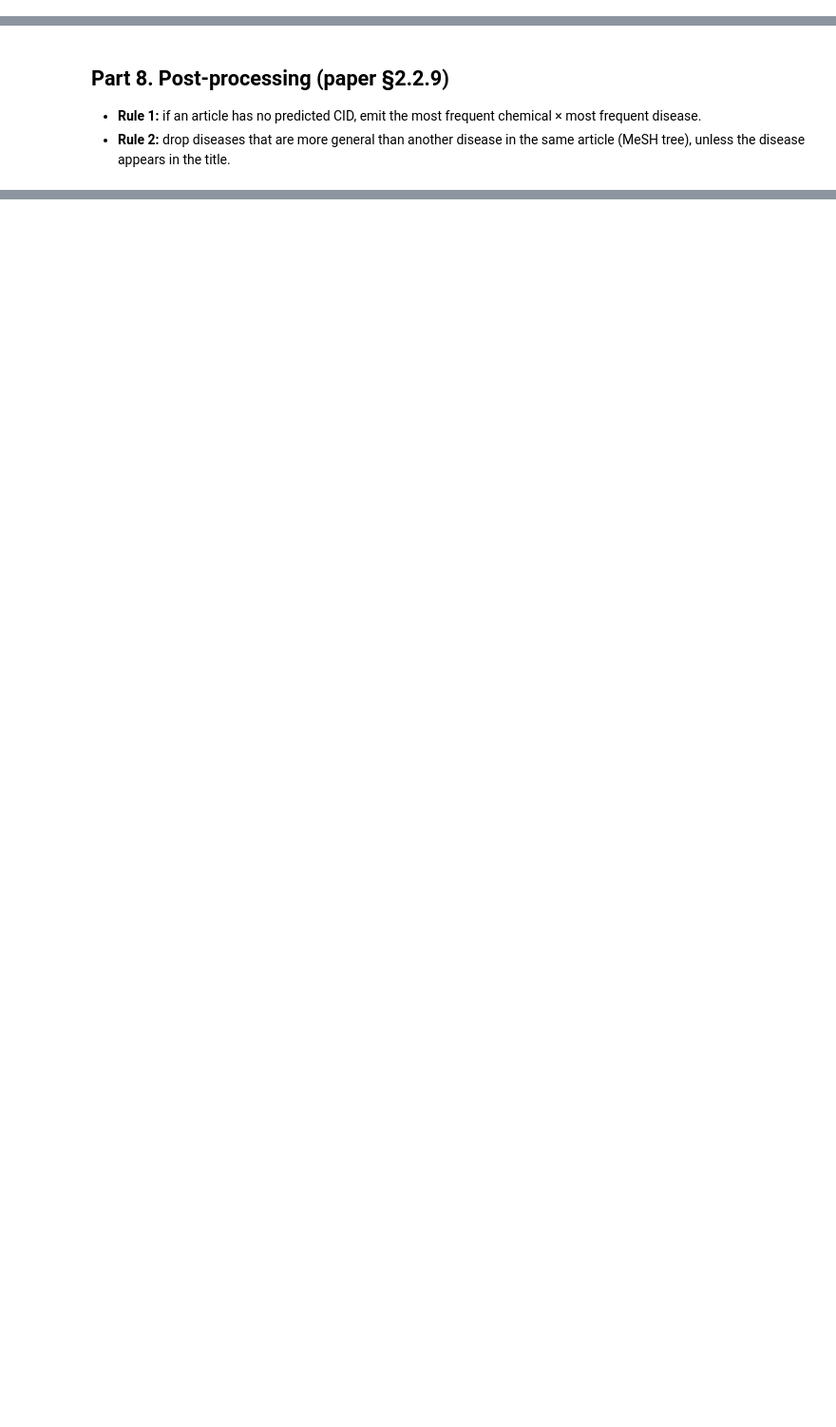
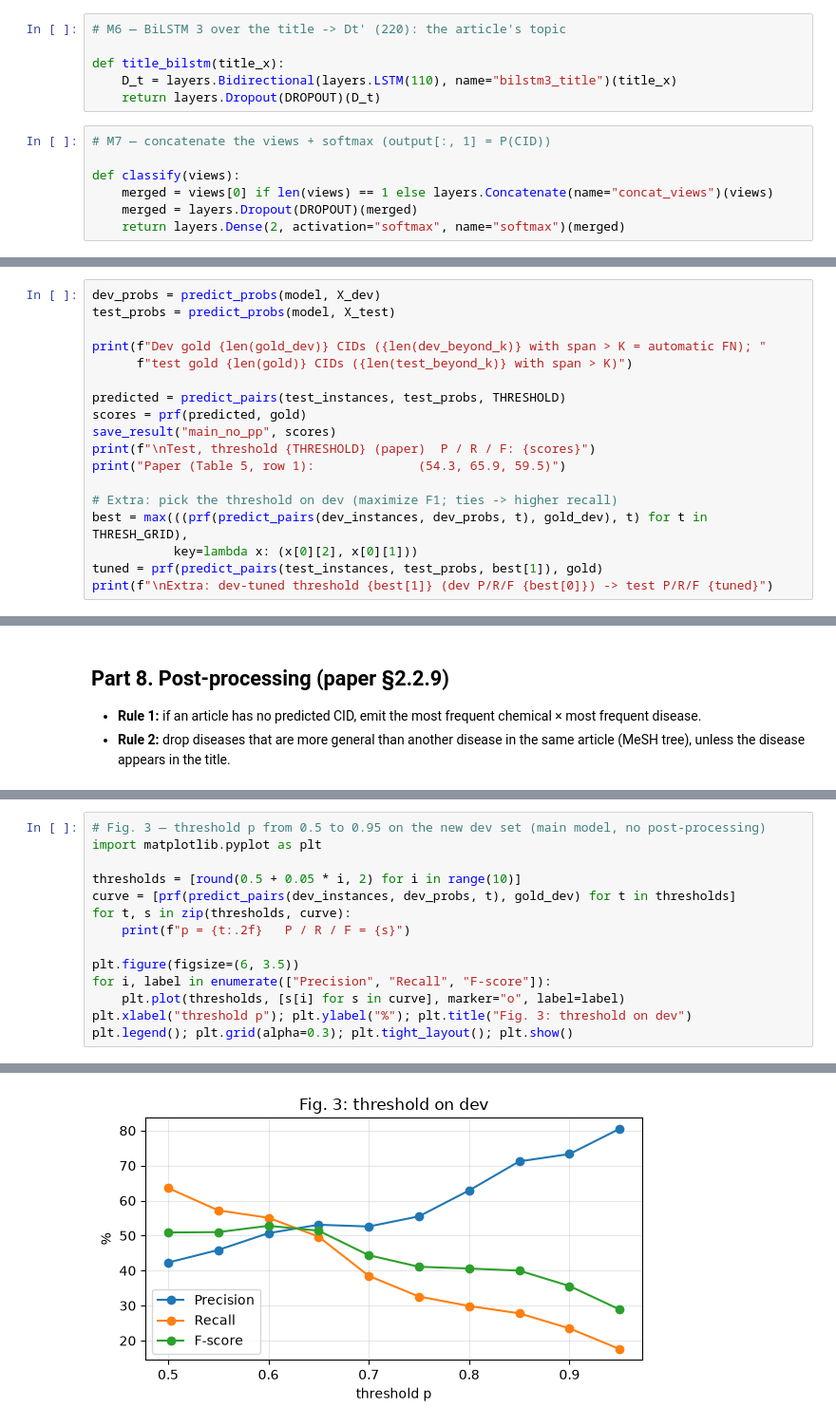
Before and after one commit to 0x0redd/DocCIDR, a Jupyter notebook: zheng2018_cid.ipynb, the cells around one changed output, grey strips where cells are left out. Shown at 95% size. Drawn from its saved outputs; the diff is of its cells as text; blank space fills up the shorter version.

Commit message:
next test

```diff
--- a/zheng2018_cid.ipynb
+++ b/zheng2018_cid.ipynb
@@ -1006,0 +922,13 @@ Also @ paper thr=0.5: (39.5, 25.8, 31.2)
+# %%
+# M6 — BiLSTM 3 over the title -> Dt' (220): the article's topic
+
+def title_bilstm(title_x):
+    D_t = layers.Bidirectional(layers.LSTM(110), name="bilstm3_title")(title_x)
+    return layers.Dropout(DROPOUT)(D_t)
+# %%
+# M7 — concatenate the views + softmax (output[:, 1] = P(CID))
+
+def classify(views):
+    merged = views[0] if len(views) == 1 else layers.Concatenate(name="concat_views")(views)
+    merged = layers.Dropout(DROPOUT)(merged)
+    return layers.Dense(2, activation="softmax", name="softmax")(merged)
@@ -1006,0 +1084,18 @@ Also @ paper thr=0.5: (39.5, 25.8, 31.2)
+# %%
+dev_probs = predict_probs(model, X_dev)
+test_probs = predict_probs(model, X_test)
+
+print(f"Dev gold {len(gold_dev)} CIDs ({len(dev_beyond_k)} with span > K = automatic FN); "
+      f"test gold {len(gold)} CIDs ({len(test_beyond_k)} with span > K)")
+
+predicted = predict_pairs(test_instances, test_probs, THRESHOLD)
+scores = prf(predicted, gold)
+save_result("main_no_pp", scores)
+print(f"\nTest, threshold {THRESHOLD} (paper)  P / R / F: {scores}")
+print("Paper (Table 5, row 1):              (54.3, 65.9, 59.5)")
+
+# Extra: pick the threshold on dev (maximize F1; ties -> higher recall)
+best = max(((prf(predict_pairs(dev_instances, dev_probs, t), gold_dev), t) for t in THRESH_GRID),
+           key=lambda x: (x[0][2], x[0][1]))
+tuned = prf(predict_pairs(test_instances, test_probs, best[1]), gold)
+print(f"\nExtra: dev-tuned threshold {best[1]} (dev P/R/F {best[0]}) -> test P/R/F {tuned}")
@@ -1107,0 +1321,15 @@ Paper (Table 7):               (56.2, 68.0, 61.5)
+# %%
+# Fig. 3 — threshold p from 0.5 to 0.95 on the new dev set (main model, no post-processing)
+import matplotlib.pyplot as plt
+
+thresholds = [round(0.5 + 0.05 * i, 2) for i in range(10)]
+curve = [prf(predict_pairs(dev_instances, dev_probs, t), gold_dev) for t in thresholds]
+for t, s in zip(thresholds, curve):
+    print(f"p = {t:.2f}   P / R / F = {s}")
+
+plt.figure(figsize=(6, 3.5))
+for i, label in enumerate(["Precision", "Recall", "F-score"]):
+    plt.plot(thresholds, [s[i] for s in curve], marker="o", label=label)
+plt.xlabel("threshold p"); plt.ylabel("%"); plt.title("Fig. 3: threshold on dev")
+plt.legend(); plt.grid(alpha=0.3); plt.tight_layout(); plt.show()
+# %% [output]
@@ -1107,0 +1346 @@ Paper (Table 7):               (56.2, 68.0, 61.5)
+[figure, added]
```
Also changed, not shown: parts of 82 cells of this notebook, 16 other files.
